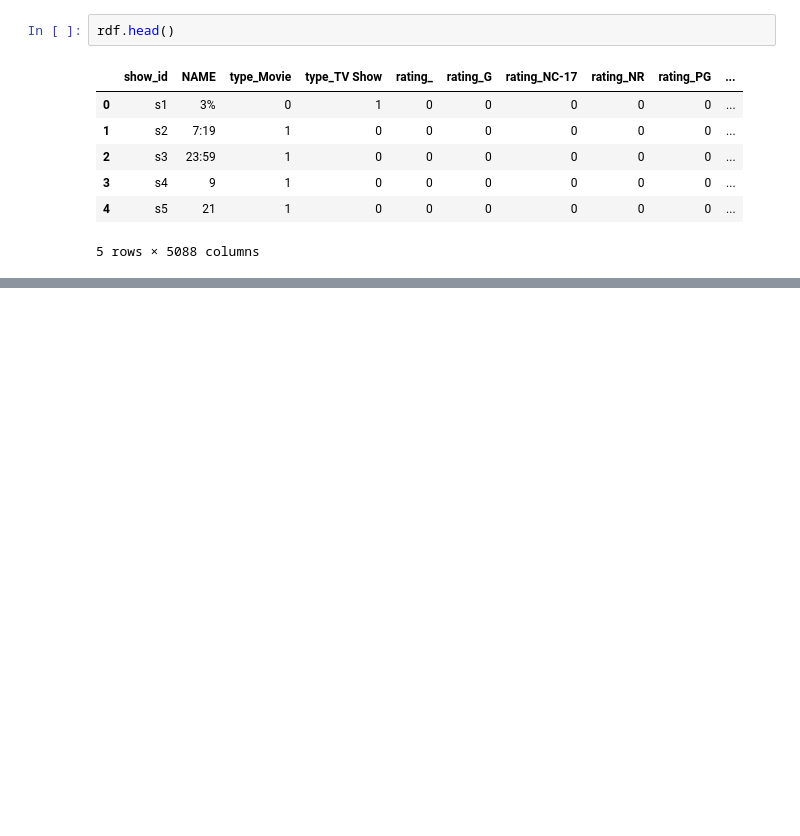
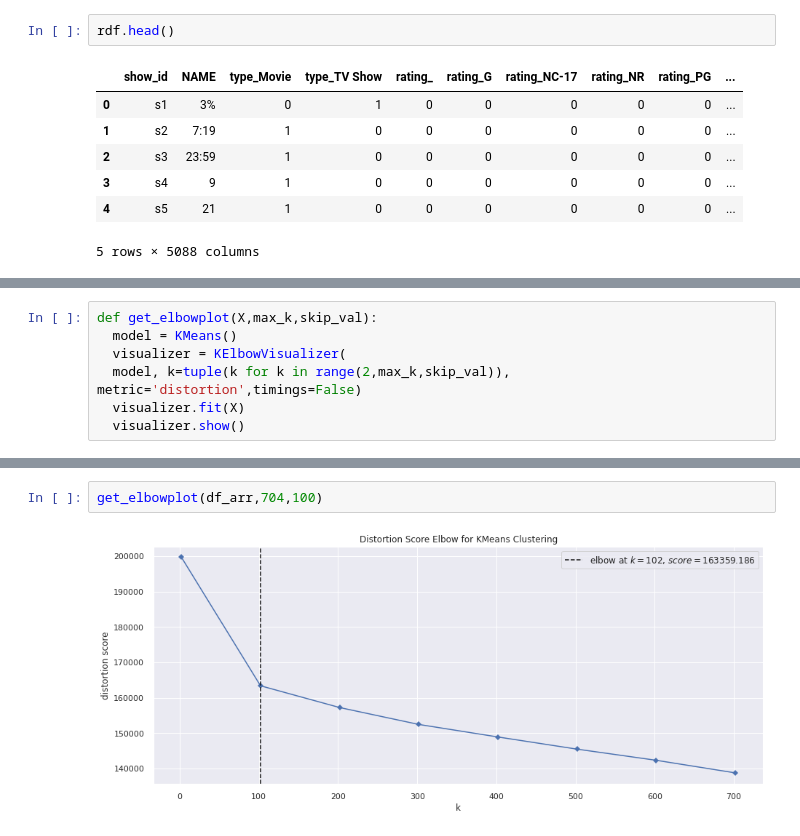
Before and after one commit to Aashishc-prog/NETFLIX_Recommender_system, a Jupyter notebook: Capstone_Netflix_Recommender_system.ipynb, the cells around one changed output, grey strips where cells are left out. Saved outputs shown, nothing was run; the diff lists cells and outputs as text; blank space fills up the shorter version.

```diff
--- a/Capstone_Netflix_Recommender_system.ipynb
+++ b/Capstone_Netflix_Recommender_system.ipynb
@@ -895,0 +965,7 @@ rdf.head()
+# %%
+def get_elbowplot(X,max_k,skip_val):
+  model = KMeans()
+  visualizer = KElbowVisualizer(
+  model, k=tuple(k for k in range(2,max_k,skip_val)), metric='distortion',timings=False)
+  visualizer.fit(X)
+  visualizer.show()
@@ -895,0 +976,4 @@ rdf.head()
+# %%
+get_elbowplot(df_arr,704,100)
+# %% [output]
+[figure, added]
```
Also changed, not shown: parts of 31 cells of this notebook.
